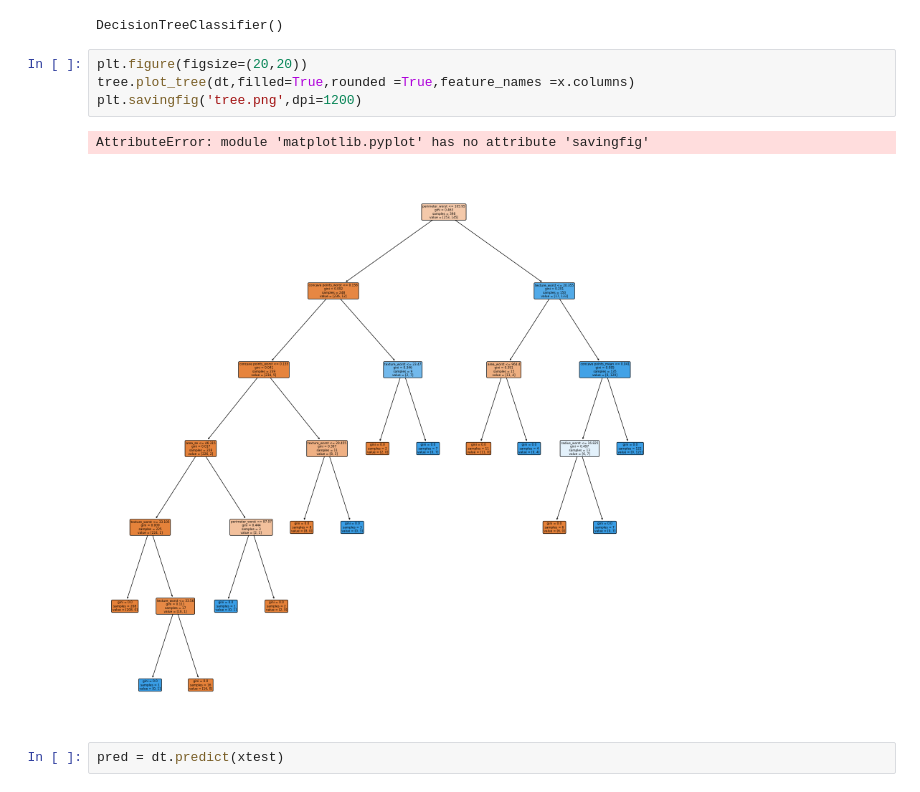
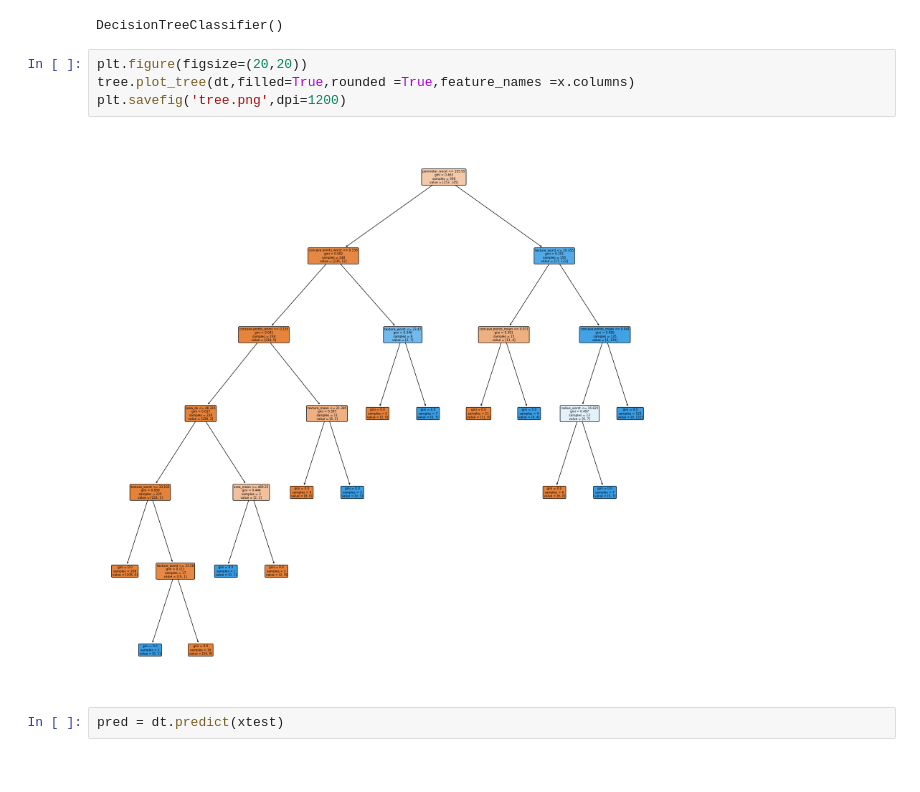
Before and after one commit to Saifcodex/KNNClassificationandDecisionTree, a Jupyter notebook: KNN Classification and Decision Tree.ipynb, the cells around one changed output. Saved outputs shown, nothing was run; the diff lists cells and outputs as text.

```diff
--- a/KNN Classification and Decision Tree.ipynb
+++ b/KNN Classification and Decision Tree.ipynb
@@ -294,10 +294,9 @@ DecisionTreeClassifier()
 # %%
 plt.figure(figsize=(20,20))
 tree.plot_tree(dt,filled=True,rounded =True,feature_names =x.columns)
-plt.savingfig('tree.png',dpi=1200)
+plt.savefig('tree.png',dpi=1200)
 # %% [output]
-AttributeError: module 'matplotlib.pyplot' has no attribute 'savingfig'
-[figure, old version]
+[figure, new version]
 # %%
 pred = dt.predict(xtest)
 # %%
```
Also changed, not shown: parts of 10 cells of this notebook.
